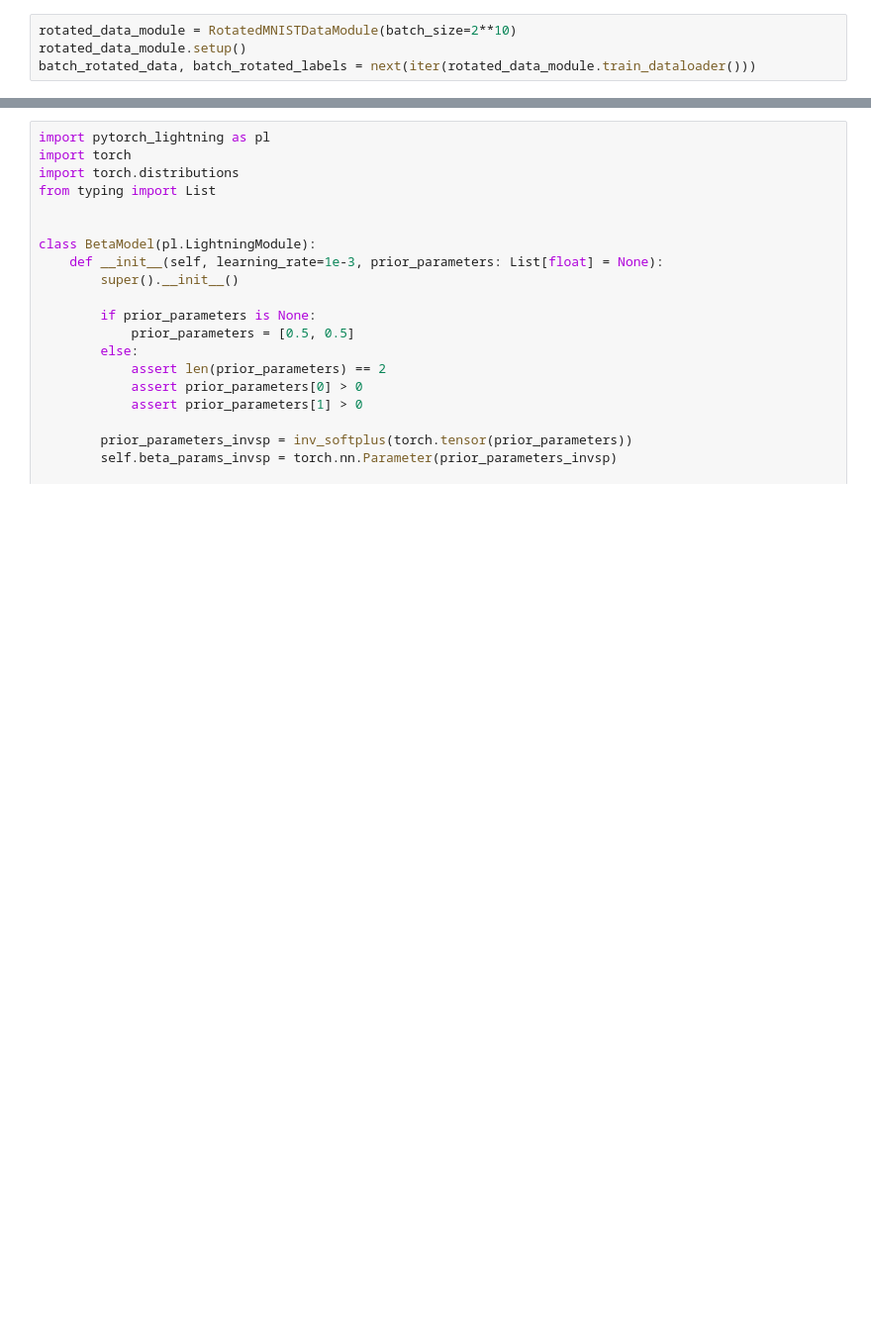
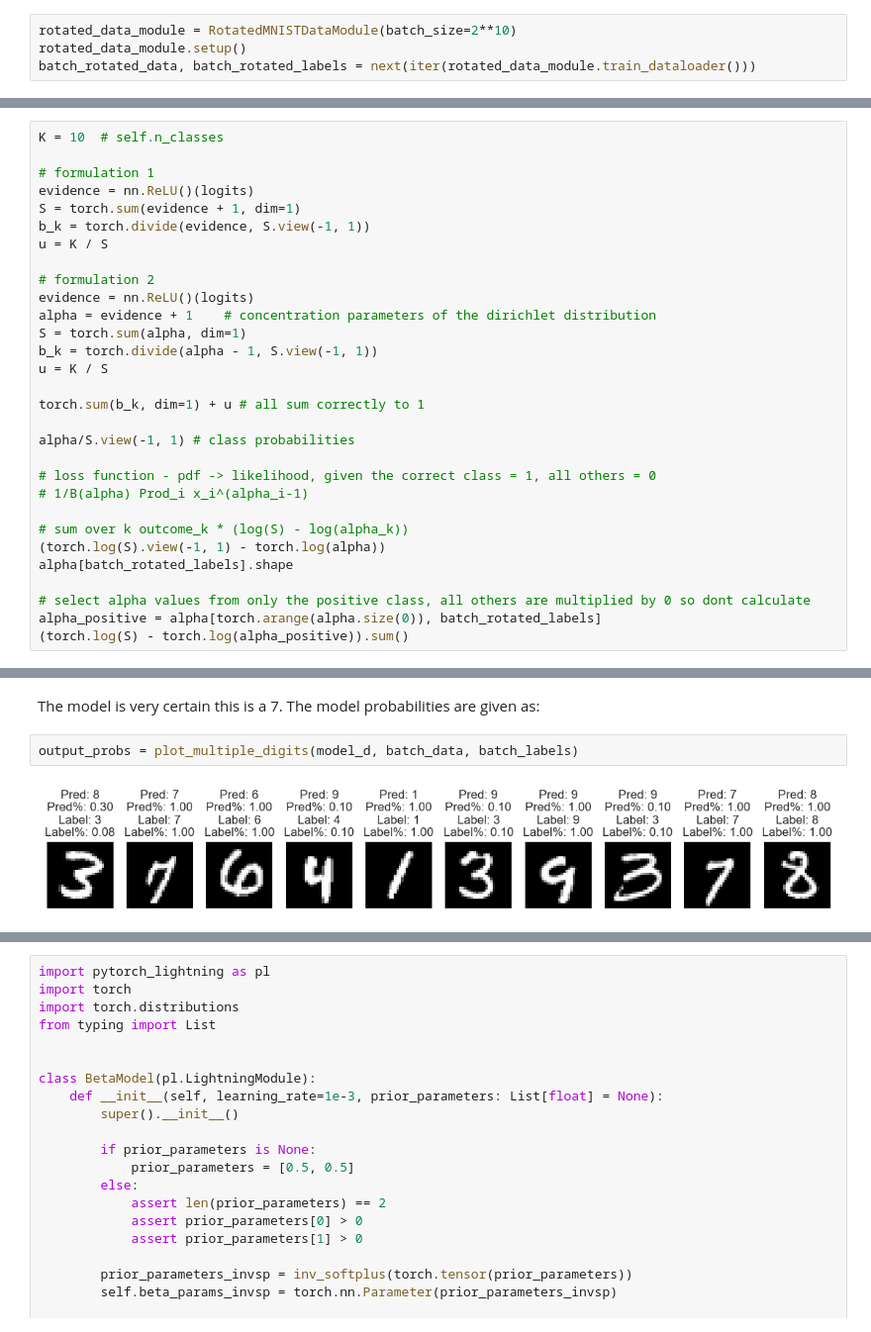
Before and after one commit to stanton119/data-analysis, a Jupyter notebook: neural_networks/unfinished-classification_uncertainty/dirichlet_prior_networks.ipynb, the cells around one changed output, grey strips where cells are left out. Shown: that part at 99% size. Cells and saved outputs as stored; diff of their text form; blank space fills up the shorter version.

```diff
--- a/neural_networks/unfinished-classification_uncertainty/dirichlet_prior_networks.ipynb
+++ b/neural_networks/unfinished-classification_uncertainty/dirichlet_prior_networks.ipynb
@@ -374,0 +334,30 @@ Instead of modelling the
+# %%
+K = 10  # self.n_classes
+
+# formulation 1
+evidence = nn.ReLU()(logits)
+S = torch.sum(evidence + 1, dim=1)
+b_k = torch.divide(evidence, S.view(-1, 1))
+u = K / S
+
+# formulation 2
+evidence = nn.ReLU()(logits)
+alpha = evidence + 1    # concentration parameters of the dirichlet distribution
+S = torch.sum(alpha, dim=1)
+b_k = torch.divide(alpha - 1, S.view(-1, 1))
+u = K / S
+
+torch.sum(b_k, dim=1) + u # all sum correctly to 1
+
+alpha/S.view(-1, 1) # class probabilities
+
+# loss function - pdf -> likelihood, given the correct class = 1, all others = 0
+# 1/B(alpha) Prod_i x_i^(alpha_i-1)
+
+# sum over k outcome_k * (log(S) - log(alpha_k))
+(torch.log(S).view(-1, 1) - torch.log(alpha))
+alpha[batch_rotated_labels].shape
+
+# select alpha values from only the positive class, all others are multiplied by 0 so dont calculate
+alpha_positive = alpha[torch.arange(alpha.size(0)), batch_rotated_labels]
+(torch.log(S) - torch.log(alpha_positive)).sum()
@@ -455,0 +525,6 @@ class MNISTModel(pl.LightningModule):
+# %% [markdown]
+The model is very certain this is a 7. The model probabilities are given as:
+# %%
+output_probs = plot_multiple_digits(model_d, batch_data, batch_labels)
+# %% [output]
+[figure, added]
```
Also changed, not shown: parts of 26 cells of this notebook, 1 other file.
